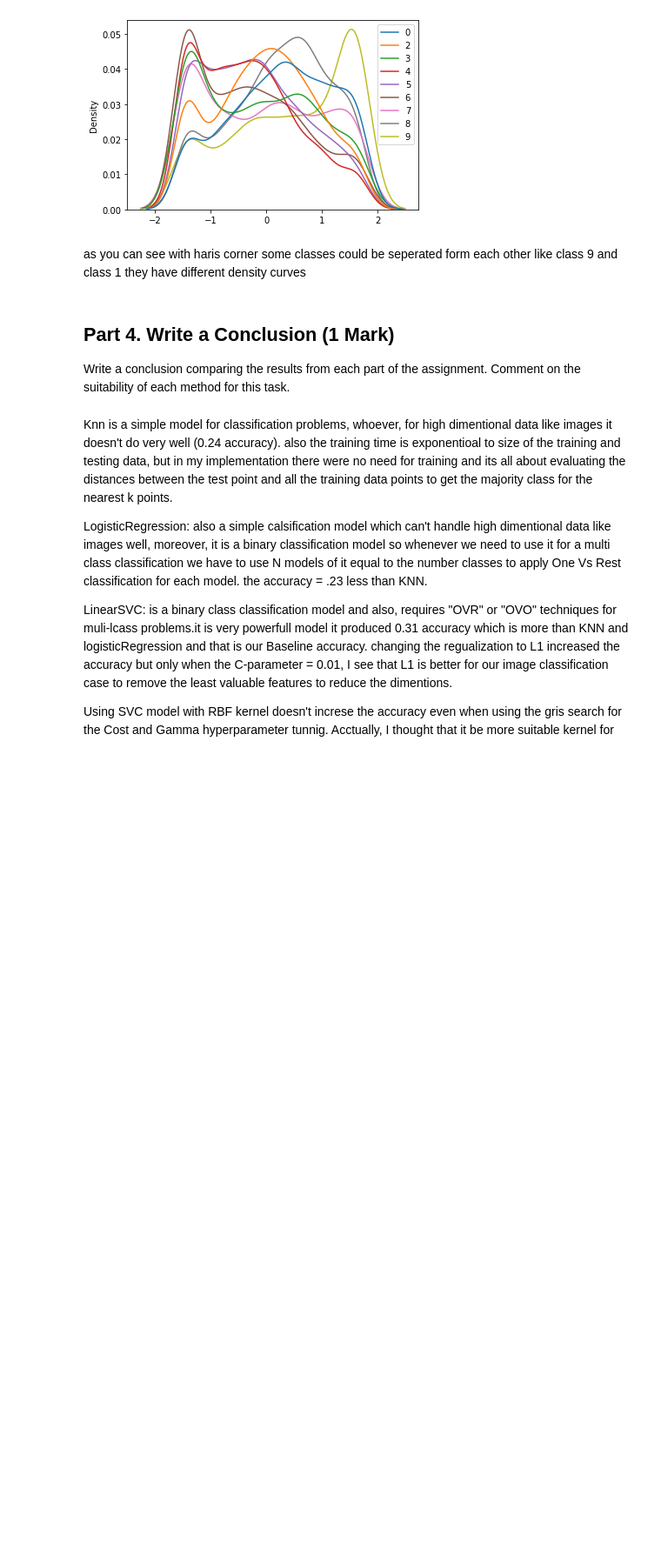
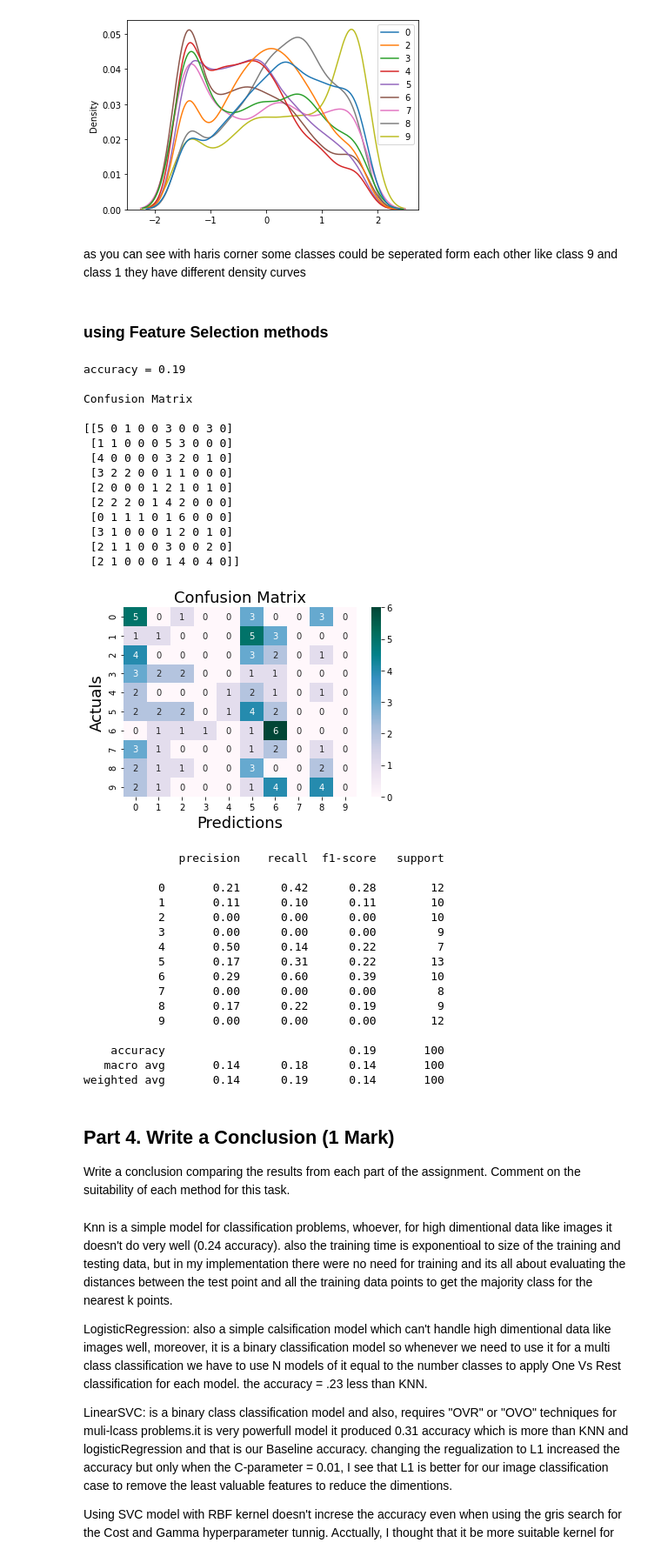
Before and after one commit to Sa2a/CV_cifar10_imageClassification, a Jupyter notebook: cifar10-Classification.ipynb, the cells around one changed output. Shown: that part at 87% size. Cells and saved outputs as stored; diff of their text form; code cells hidden in the pictures; blank space fills up the shorter version.

```diff
--- a/cifar10-Classification.ipynb
+++ b/cifar10-Classification.ipynb
@@ -890,0 +979,14 @@ draw_func(haris_train)
+# %%
+actual_angles_test = []
+for angle, corner in zip(angle_imgs_test, haris_test):
+  corn_flat = corner.flatten()
+  angle_flat = angle.flatten()
+  # dest > 0.05 * dest.max()
+  indices = np.where(corn_flat> 0.05 * corn_flat.max())[0]
+  actual_angles_for_image = angle_flat[indices]/(2*math.pi)
+  actual_angles_test.append(actual_angles_for_image)
+
+bins = np.array(range(19))/18
+Feature_corner_hist_test = [np.histogram(angle, bins=bins)[0] for angle in actual_angles_test]
+Feature_corner_hist_test = np.array(Feature_corner_hist_test)
+Feature_corner_hist_test
@@ -938,6 +1054,50 @@ sns.kdeplot([edge[5] for edge in haris_train_scalled[y!=1]] ,hue = y[y!=1], pale
 [figure]
 # %% [markdown]
 as you can see with haris corner some classes could be seperated form each other like class 9 and class 1 they have different density curves
+# %% [markdown]
+### using Feature Selection methods
+# %%
+# haris_train_scalled = StandardScaler().fit_transform(Feature_corner_hist_train)
+# haris_test_scalled = StandardScaler().fit_transform(Feature_corner_hist_test)
+linear_svm = LinearSVC(C=.01, multi_class="ovr", penalty="l1", dual=False)
+linear_svm.fit(Feature_corner_hist_train,y_train_sample)
+prediction =linear_svm.predict(Feature_corner_hist_test)
+acc = accuracy_score(y_test_sample, prediction)
+print("accuracy =",acc)
+print('\nConfusion Matrix\n')
+confusion_matrix_binary_classes(y_test_sample, prediction)
+# %% [output]
+accuracy = 0.19
+
+Confusion Matrix
+
+[[5 0 1 0 0 3 0 0 3 0]
+ [1 1 0 0 0 5 3 0 0 0]
+ [4 0 0 0 0 3 2 0 1 0]
+ [3 2 2 0 0 1 1 0 0 0]
+ [2 0 0 0 1 2 1 0 1 0]
+ [2 2 2 0 1 4 2 0 0 0]
+ [0 1 1 1 0 1 6 0 0 0]
+ [3 1 0 0 0 1 2 0 1 0]
+ [2 1 1 0 0 3 0 0 2 0]
+ [2 1 0 0 0 1 4 0 4 0]]
+[figure, added]
+              precision    recall  f1-score   support
+
+           0       0.21      0.42      0.28        12
+           1       0.11      0.10      0.11        10
+           2       0.00      0.00      0.00        10
+           3       0.00      0.00      0.00         9
+           4       0.50      0.14      0.22         7
+           5       0.17      0.31      0.22        13
+           6       0.29      0.60      0.39        10
+           7       0.00      0.00      0.00         8
+           8       0.17      0.22      0.19         9
+           9       0.00      0.00      0.00        12
+
+    accuracy                           0.19       100
+   macro avg       0.14      0.18      0.14       100
+weighted avg       0.14      0.19      0.14       100
 # %% [markdown]
 ## Part 4. Write a Conclusion (1 Mark)
 
```
Also changed, not shown: parts of 23 cells of this notebook.
